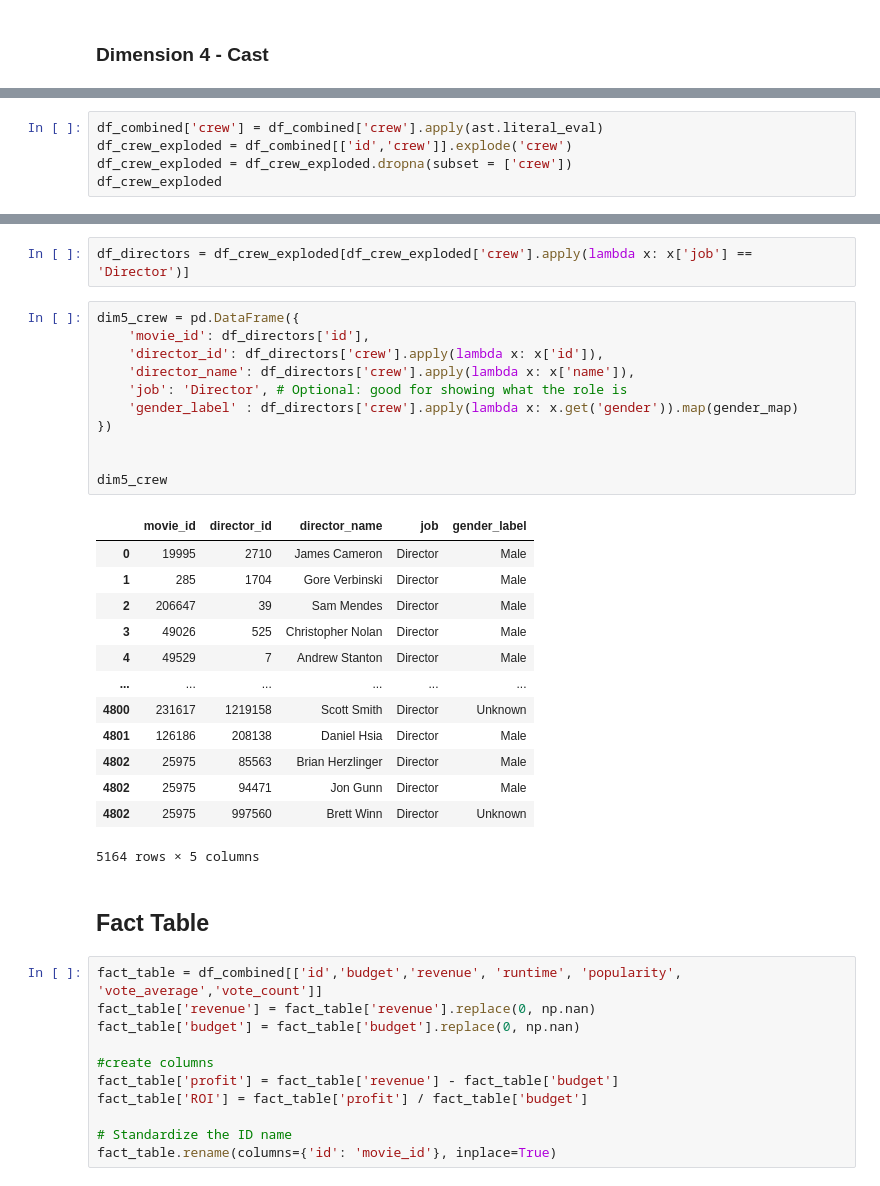
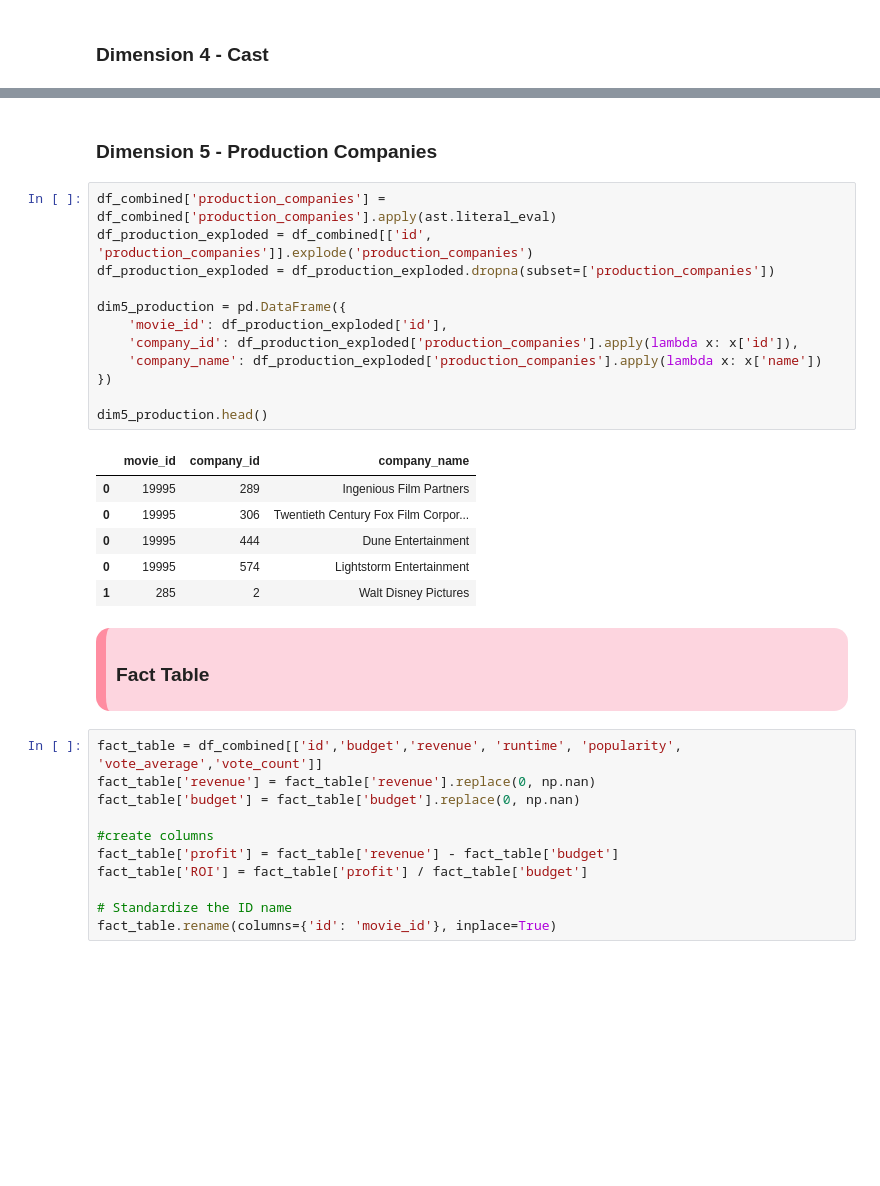
Before and after one commit to CarlotaMarto/Big_Data, a Jupyter notebook: midterm.ipynb, the cells around one changed output, grey strips where cells are left out. Saved outputs shown, nothing was run; the diff lists cells and outputs as text; blank space fills up the shorter version.

```diff
--- a/midterm.ipynb
+++ b/midterm.ipynb
@@ -344,5 +382,0 @@ This dimension is focused specifically on **Directors**, as they are the primary
-# %%
-df_combined['crew'] = df_combined['crew'].apply(ast.literal_eval)
-df_crew_exploded = df_combined[['id','crew']].explode('crew')
-df_crew_exploded = df_crew_exploded.dropna(subset = ['crew'])
-df_crew_exploded
@@ -363,32 +383,27 @@ df_crew_exploded
-# %%
-df_directors = df_crew_exploded[df_crew_exploded['crew'].apply(lambda x: x['job'] == 'Director')]
-# %%
-dim5_crew = pd.DataFrame({
-    'movie_id': df_directors['id'],
-    'director_id': df_directors['crew'].apply(lambda x: x['id']),
-    'director_name': df_directors['crew'].apply(lambda x: x['name']),
-    'job': 'Director', # Optional: good for showing what the role is
-    'gender_label' : df_directors['crew'].apply(lambda x: x.get('gender')).map(gender_map)
-})
-
-
-dim5_crew
-# %% [output]
-|  | movie_id | director_id | director_name | job | gender_label |
-| 0 | 19995 | 2710 | James Cameron | Director | Male |
-| 1 | 285 | 1704 | Gore Verbinski | Director | Male |
-| 2 | 206647 | 39 | Sam Mendes | Director | Male |
-| 3 | 49026 | 525 | Christopher Nolan | Director | Male |
-| 4 | 49529 | 7 | Andrew Stanton | Director | Male |
-| ... | ... | ... | ... | ... | ... |
-| 4800 | 231617 | 1219158 | Scott Smith | Director | Unknown |
-| 4801 | 126186 | 208138 | Daniel Hsia | Director | Male |
-| 4802 | 25975 | 85563 | Brian Herzlinger | Director | Male |
-| 4802 | 25975 | 94471 | Jon Gunn | Director | Male |
-| 4802 | 25975 | 997560 | Brett Winn | Director | Unknown |
-5164 rows × 5 columns
+# %% [markdown]
+### **Dimension 5 - Production Companies**
+# %%
+df_combined['production_companies'] = df_combined['production_companies'].apply(ast.literal_eval)
+df_production_exploded = df_combined[['id', 'production_companies']].explode('production_companies')
+df_production_exploded = df_production_exploded.dropna(subset=['production_companies'])
+
+dim5_production = pd.DataFrame({
+    'movie_id': df_production_exploded['id'],
+    'company_id': df_production_exploded['production_companies'].apply(lambda x: x['id']),
+    'company_name': df_production_exploded['production_companies'].apply(lambda x: x['name'])
+})
+
+dim5_production.head()
+# %% [output]
+|  | movie_id | company_id | company_name |
+| 0 | 19995 | 289 | Ingenious Film Partners |
+| 0 | 19995 | 306 | Twentieth Century Fox Film Corpor... |
+| 0 | 19995 | 444 | Dune Entertainment |
+| 0 | 19995 | 574 | Lightstorm Entertainment |
+| 1 | 285 | 2 | Walt Disney Pictures |
 # %% [markdown]
-## **Fact Table**
+<div style="background-color:#FDD5DF; padding:10px; border-radius:14px; border-left:10px solid #FF8DA1;">
+<h3><b> <a id="dimension" ></a>Fact Table</b></h3>
 # %%
 fact_table = df_combined[['id','budget','revenue', 'runtime', 'popularity', 'vote_average','vote_count']]
 fact_table['revenue'] = fact_table['revenue'].replace(0, np.nan)
```
Also changed, not shown: parts of 25 cells of this notebook, 1 other file.
